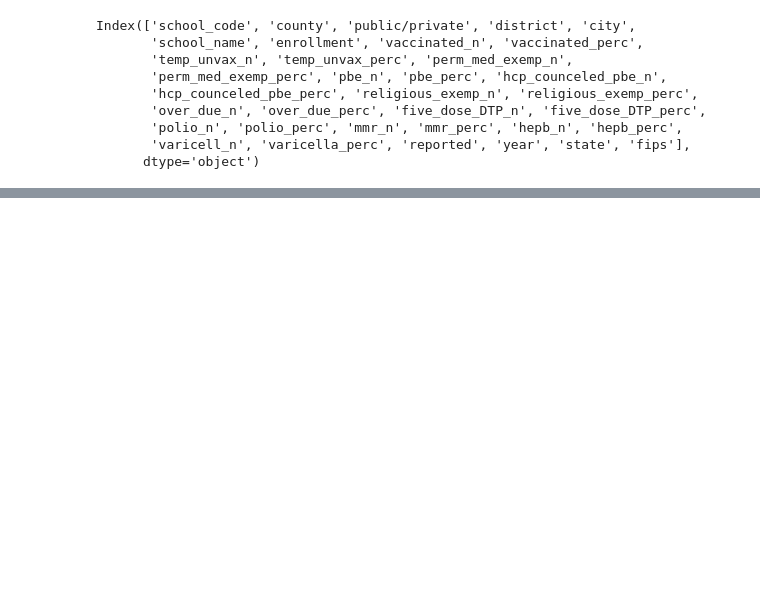
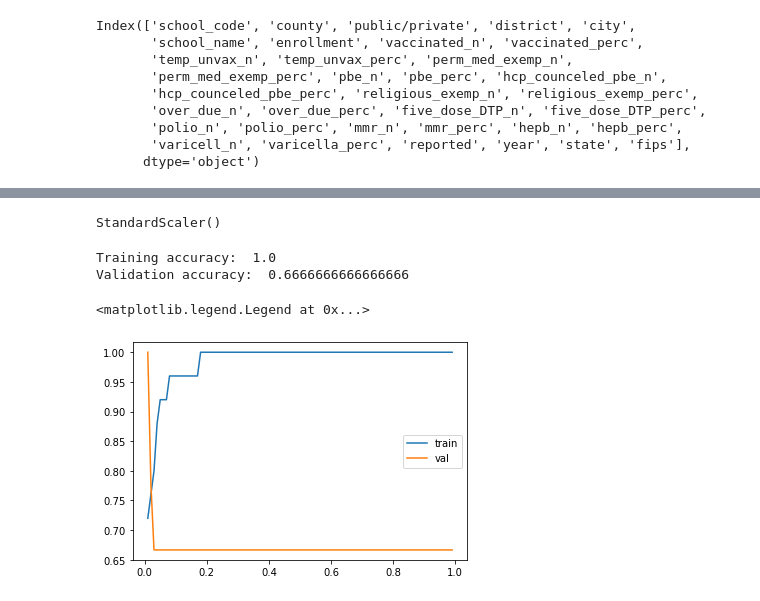
Before and after one commit to john-c-simmons/pres_election, a Jupyter notebook: notebooks/jc/ca_preprocessing.ipynb, the cells around one changed output, grey strips where cells are left out. Saved outputs shown, nothing was run; the diff lists cells and outputs as text; code cells hidden in the pictures; blank space fills up the shorter version.

```diff
--- a/notebooks/jc/ca_preprocessing.ipynb
+++ b/notebooks/jc/ca_preprocessing.ipynb
@@ -98,0 +195,7 @@ ca_list
+# %%
+scaler.fit(X_train)
+# %% [output]
+StandardScaler()
+# %%
+X_train_scaled = pd.DataFrame(scaler.transform(X_train), columns=X.columns)
+X_val_scaled = pd.DataFrame(scaler.transform(X_val), columns=X.columns)
@@ -98,0 +221,25 @@ ca_list
+# %%
+model1 = modeling_function(logreg, X_train_scaled, y_train, X_val_scaled, y_val)
+# %% [output]
+Training accuracy:  1.0
+Validation accuracy:  0.6666666666666666
+# %%
+alphas = np.arange(.01, 1, step=.01)[::-1]
+# %%
+train = []
+val = []
+
+for alpha in alphas:
+    model = LogisticRegression(solver='liblinear', penalty='l2', C=alpha)
+    model.fit(X_train_scaled, y_train)
+    train_score = model.score(X_train_scaled, y_train)
+    val_score = model.score(X_val_scaled, y_val)
+    train.append(train_score)
+    val.append(val_score)
+# %%
+plt.plot(alphas, train, label='train')
+plt.plot(alphas, val, label='val')
+plt.legend()
+# %% [output]
+<matplotlib.legend.Legend at 0x...>
+[figure, added]
```
Also changed, not shown: parts of 36 cells of this notebook, 36 other files.
